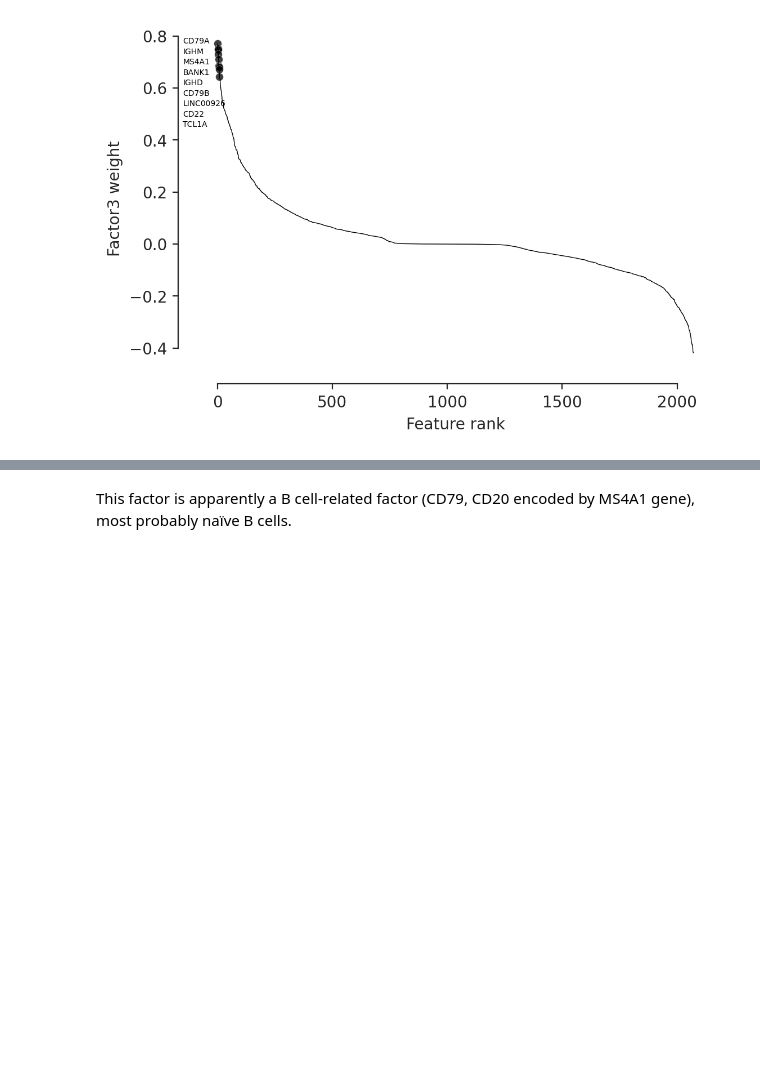
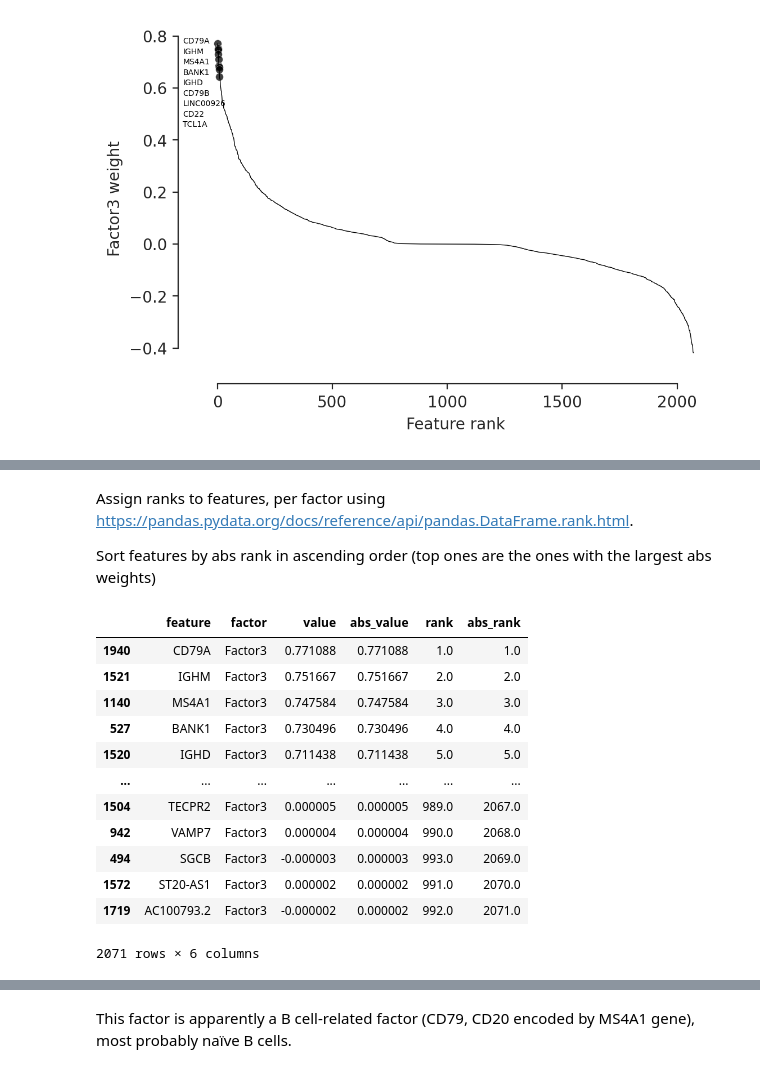
Before and after one commit to glasgowcompbio/pyMultiOmics, a Jupyter notebook: notebooks/getting_started_pbmc10k.ipynb, the cells around one changed output, grey strips where cells are left out. Saved outputs shown, nothing was run; the diff lists cells and outputs as text; code cells hidden in the pictures; blank space fills up the shorter version.

```diff
--- a/notebooks/getting_started_pbmc10k.ipynb
+++ b/notebooks/getting_started_pbmc10k.ipynb
@@ -123,0 +130,11 @@ ax = mfx.plot_weights(m, factor=2, n_features=10,
+# %%
+# these values are taken from the plot_weights line above
+model = m
+factor = 2
+view = 0
+n_features = 10
+label_size = 5
+x_rank_offset = -150
+x_rank_offset_neg = 0
+y_repel_coef = 0.04
+attract_to_points = True
@@ -123,0 +185,23 @@ ax = mfx.plot_weights(m, factor=2, n_features=10,
+# %% [markdown]
+Assign ranks to features, per factor using https://pandas.pydata.org/docs/reference/api/pandas.DataFrame.rank.html.
+
+Sort features by abs rank in ascending order (top ones are the ones with the largest abs weights)
+# %%
+w["rank"] = w.groupby("factor")["value"].rank(ascending=False)
+w["abs_rank"] = w.groupby("factor")["abs_value"].rank(ascending=False)
+w = w.sort_values(["factor", "abs_rank"], ascending=True)
+w
+# %% [output]
+|  | feature | factor | value | abs_value | rank | abs_rank |
+| 1940 | CD79A | Factor3 | 0.771088 | 0.771088 | 1.0 | 1.0 |
+| 1521 | IGHM | Factor3 | 0.751667 | 0.751667 | 2.0 | 2.0 |
+| 1140 | MS4A1 | Factor3 | 0.747584 | 0.747584 | 3.0 | 3.0 |
+| 527 | BANK1 | Factor3 | 0.730496 | 0.730496 | 4.0 | 4.0 |
+| 1520 | IGHD | Factor3 | 0.711438 | 0.711438 | 5.0 | 5.0 |
+| ... | ... | ... | ... | ... | ... | ... |
+| 1504 | TECPR2 | Factor3 | 0.000005 | 0.000005 | 989.0 | 2067.0 |
+| 942 | VAMP7 | Factor3 | 0.000004 | 0.000004 | 990.0 | 2068.0 |
+| 494 | SGCB | Factor3 | -0.000003 | 0.000003 | 993.0 | 2069.0 |
+| 1572 | ST20-AS1 | Factor3 | 0.000002 | 0.000002 | 991.0 | 2070.0 |
+| 1719 | AC100793.2 | Factor3 | -0.000002 | 0.000002 | 992.0 | 2071.0 |
+2071 rows × 6 columns
```
Also changed, not shown: parts of 8 cells of this notebook.
